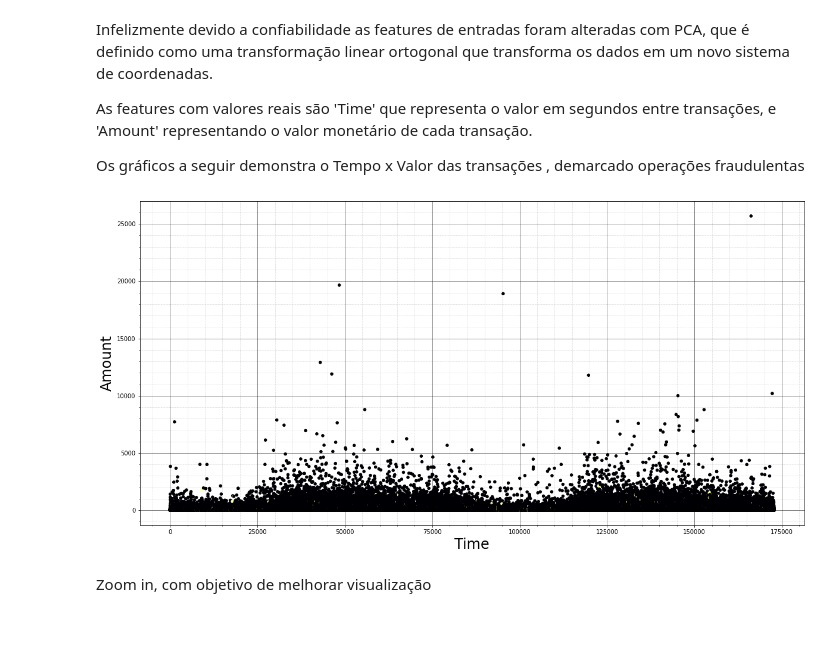
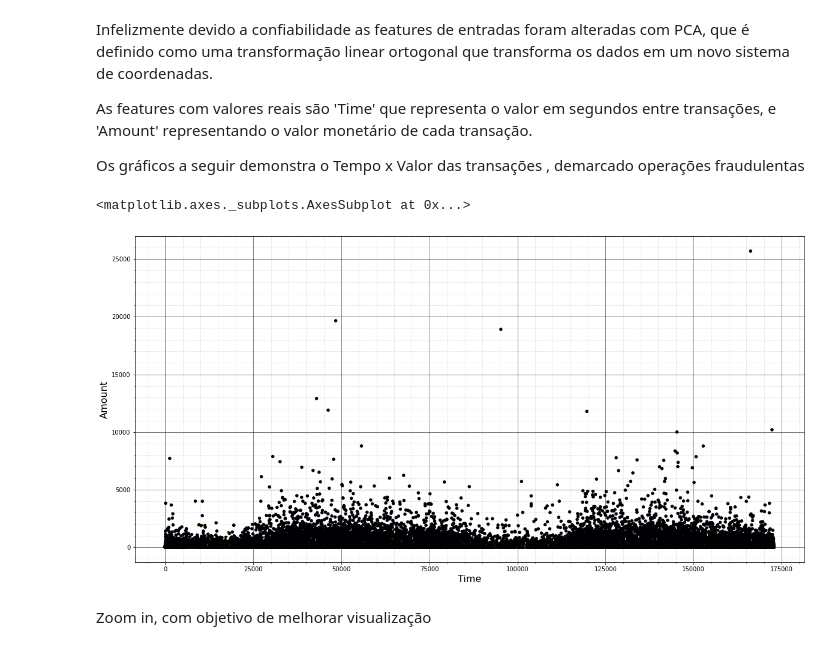
Before and after one commit to MarceloCapeletti/creditcard_fraud_detection, a Jupyter notebook: projeto_credit_card_fraud_detection.ipynb, the cells around one changed output. Cells and saved outputs as stored; diff of their text form; code cells hidden in the pictures.

```diff
--- a/projeto_credit_card_fraud_detection.ipynb
+++ b/projeto_credit_card_fraud_detection.ipynb
@@ -124,19 +165,14 @@ Infelizmente devido a confiabilidade as features de entradas foram alteradas com
 As features com valores reais são 'Time' que representa o valor em segundos entre transações, e 'Amount' representando o valor monetário de cada transação.
 
 Os gráficos a seguir demonstra o Tempo x Valor das transações , demarcado operações fraudulentas
-# %%
-ax = df_credit[['Time','Amount']].plot(kind='scatter',x='Time', y = 'Amount',figsize=(20,10), c=df_credit['Class'],colormap='inferno',colorbar=False)
-
-ax.set_xlabel('Time',fontdict={'fontsize':24})
-ax.set_ylabel('Amount',fontdict={'fontsize':24})
-ax.grid(color='black', linestyle='-', linewidth=1,alpha=.5)
-ax.grid(which='minor', axis="x", color="black", alpha=.2, linewidth=.5, linestyle="--")
-ax.grid(which='minor', axis="y", color="black", alpha=.2, linewidth=.5, linestyle="--")
-ax.xaxis.set_minor_locator(AutoMinorLocator())
-ax.yaxis.set_minor_locator(AutoMinorLocator())
-ax.grid(which='major',axis="x", color="black", alpha=.5, linewidth=1, linestyle="-")
-ax.grid(which='major',axis="y", color="black", alpha=.5, linewidth=1)
-# %% [output]
-[figure, removed]
+# %%
+fig, ax = plt.subplots()
+
+ax = Custom_Ax(ax)
+
+df_credit[['Time','Amount']].plot(kind='scatter',x='Time', y = 'Amount',figsize=(20,10), c=df_credit['Class'],colormap='inferno',colorbar=False, grid=True, ax=ax)
+# %% [output]
+<matplotlib.axes._subplots.AxesSubplot at 0x...>
+[figure, added]
 # %% [markdown]
 Zoom in, com objetivo de melhorar visualização
```
Also changed, not shown: parts of 33 cells of this notebook.
